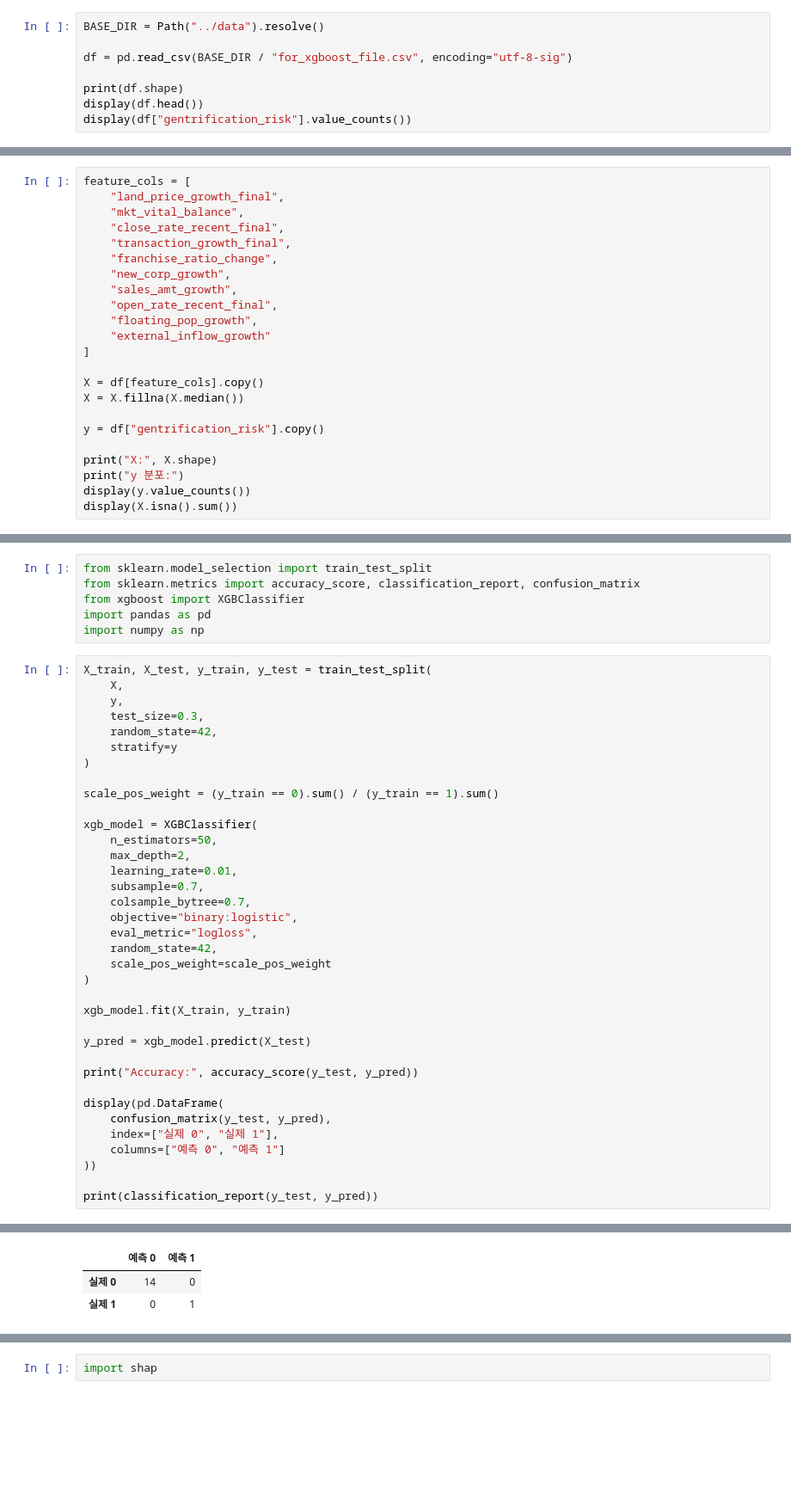
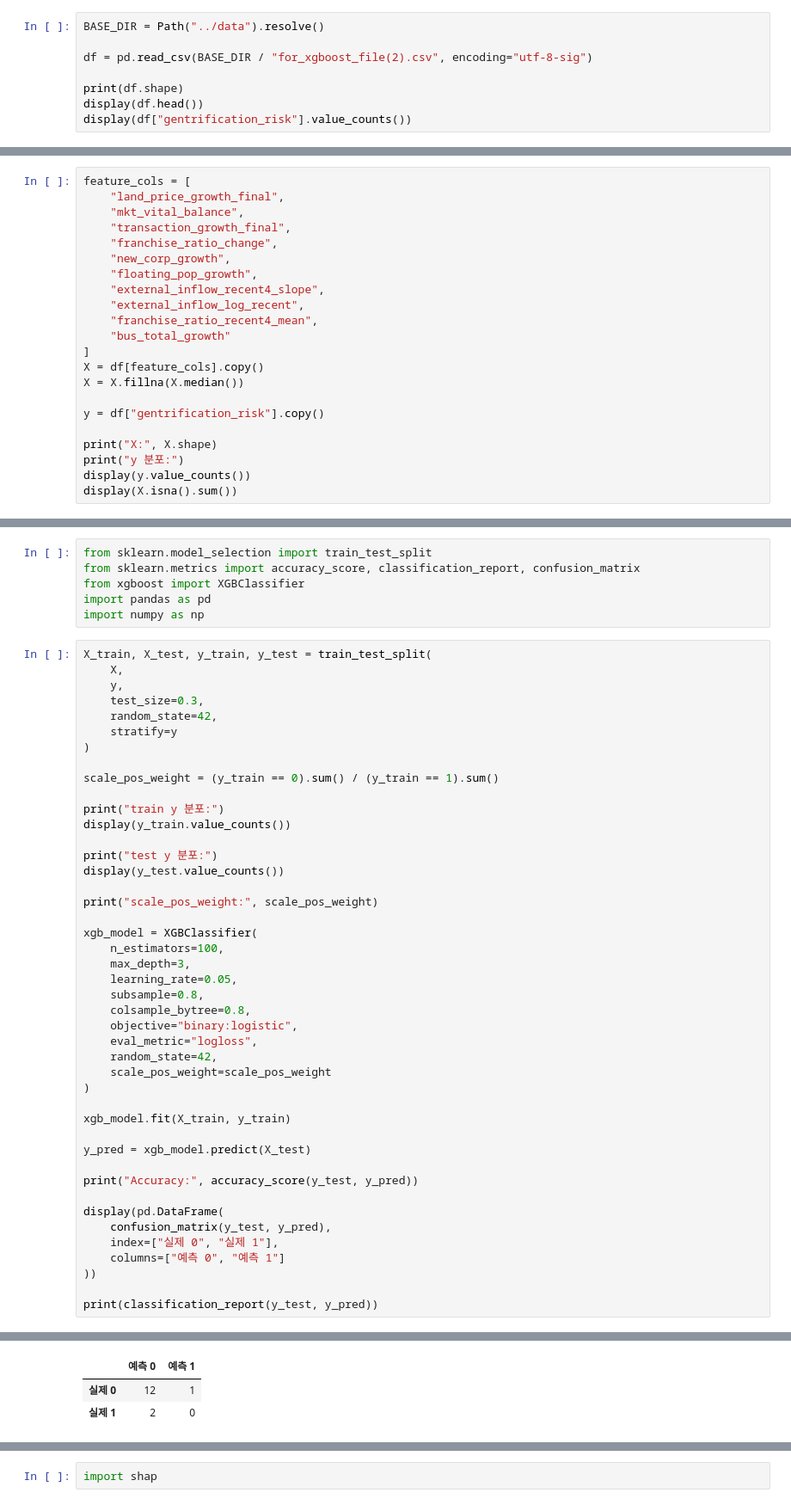
Before and after one commit to bulsajo1/final_project, a Jupyter notebook: Jiryun/xgboost.ipynb, the cells around one changed output, grey strips where cells are left out. Shown at 86% size. Saved outputs shown, nothing was run; the diff lists cells and outputs as text; blank space fills up the shorter version.

```diff
--- a/Jiryun/xgboost.ipynb
+++ b/Jiryun/xgboost.ipynb
@@ -1082,7 +1075,7 @@ shap.summary_plot(
 # %%
 BASE_DIR = Path("../data").resolve()
 
-df = pd.read_csv(BASE_DIR / "for_xgboost_file.csv", encoding="utf-8-sig")
+df = pd.read_csv(BASE_DIR / "for_xgboost_file(2).csv", encoding="utf-8-sig")
 
 print(df.shape)
 display(df.head())
@@ -1103,16 +1096,15 @@ Name: count, dtype: int64
 feature_cols = [
     "land_price_growth_final",
     "mkt_vital_balance",
-    "close_rate_recent_final",
     "transaction_growth_final",
     "franchise_ratio_change",
     "new_corp_growth",
-    "sales_amt_growth",
-    "open_rate_recent_final",
     "floating_pop_growth",
-    "external_inflow_growth"
+    "external_inflow_recent4_slope",
+    "external_inflow_log_recent",
+    "franchise_ratio_recent4_mean",
+    "bus_total_growth"
 ]
-
 X = df[feature_cols].copy()
 X = X.fillna(X.median())
 
@@ -1157,12 +1149,20 @@ X_train, X_test, y_train, y_test = train_test_split(
 
 scale_pos_weight = (y_train == 0).sum() / (y_train == 1).sum()
 
+print("train y 분포:")
+display(y_train.value_counts())
+
+print("test y 분포:")
+display(y_test.value_counts())
+
+print("scale_pos_weight:", scale_pos_weight)
+
 xgb_model = XGBClassifier(
-    n_estimators=50,
-    max_depth=2,
-    learning_rate=0.01,
-    subsample=0.7,
-    colsample_bytree=0.7,
+    n_estimators=100,
+    max_depth=3,
+    learning_rate=0.05,
+    subsample=0.8,
+    colsample_bytree=0.8,
     objective="binary:logistic",
     eval_metric="logloss",
     random_state=42,
@@ -1187,3 +1198,3 @@ Accuracy: 1.0
 |  | 예측 0 | 예측 1 |
-| 실제 0 | 14 | 0 |
-| 실제 1 | 0 | 1 |
+| 실제 0 | 12 | 1 |
+| 실제 1 | 2 | 0 |
```
Also changed, not shown: parts of 14 cells of this notebook, 3 other files.
